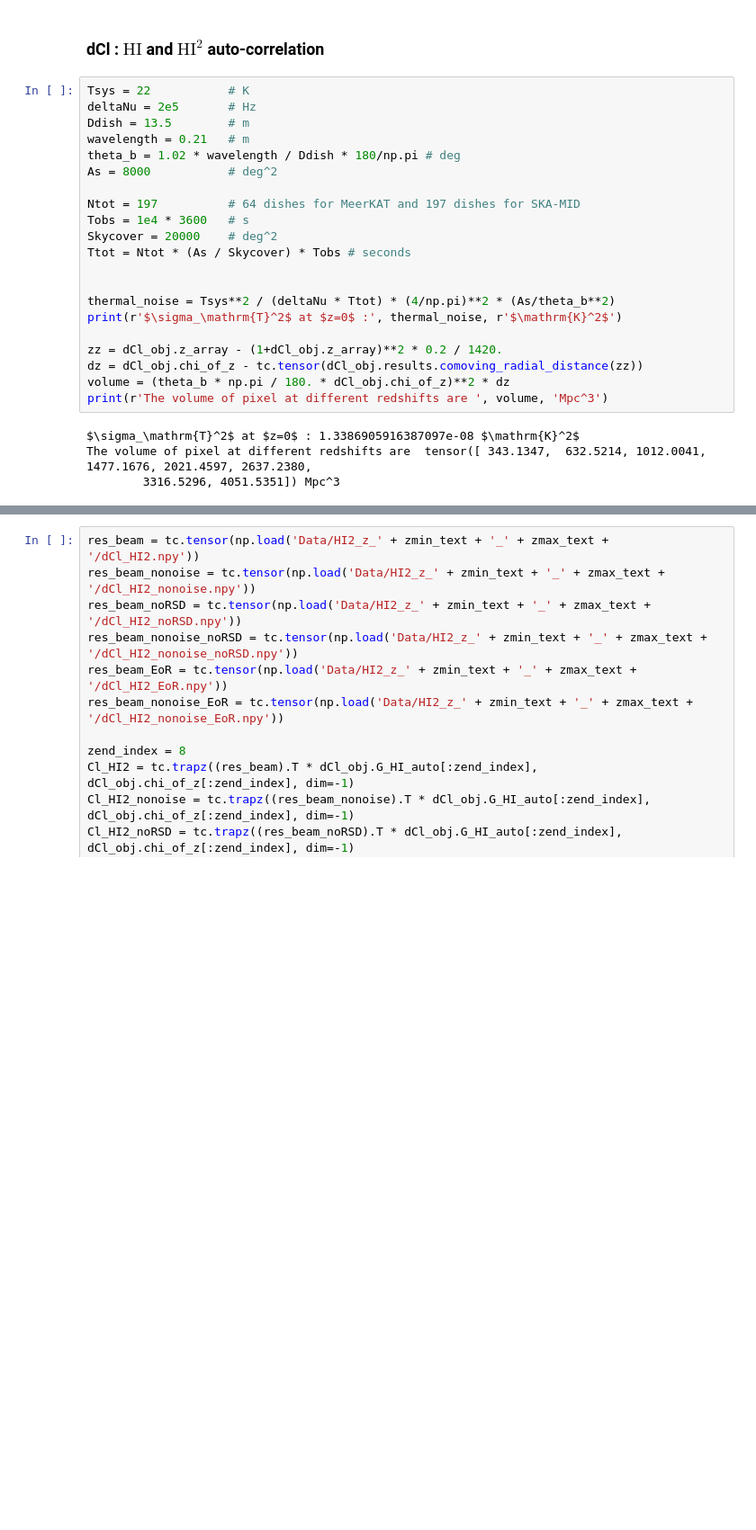
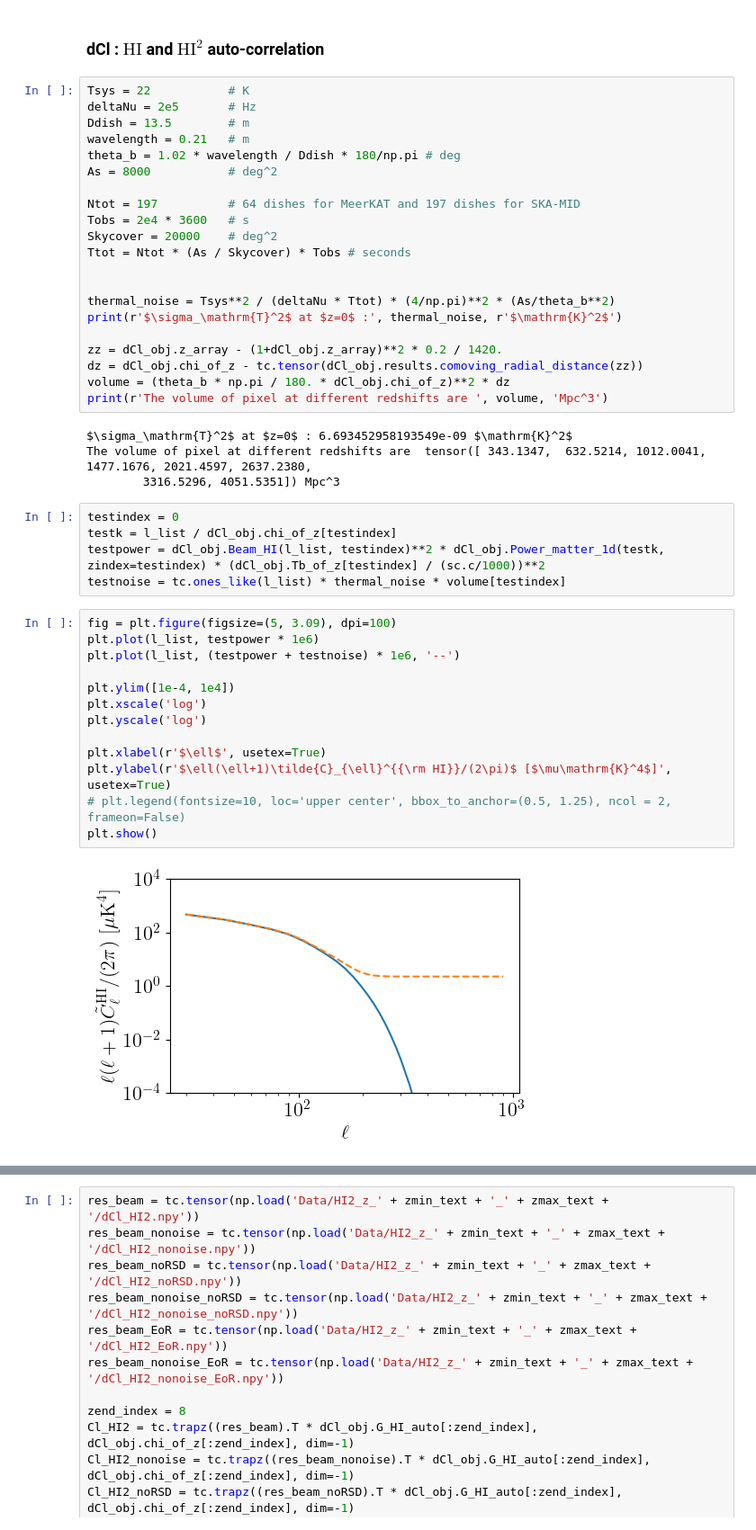
Before and after one commit to Einste11N/SquareField_CrossCorrelation, a Jupyter notebook: Evaluation.ipynb, the cells around one changed output, grey strips where cells are left out. Shown at 90% size. Drawn from its saved outputs; the diff is of its cells as text; blank space fills up the shorter version.

Commit message:
Modify Omega_HI and the noise model

```diff
--- a/Evaluation.ipynb
+++ b/Evaluation.ipynb
@@ -117,7 +117,7 @@ theta_b = 1.02 * wavelength / Ddish * 180/np.pi # deg
 As = 8000           # deg^2
 
 Ntot = 197          # 64 dishes for MeerKAT and 197 dishes for SKA-MID
-Tobs = 1e4 * 3600   # s
+Tobs = 2e4 * 3600   # s
 Skycover = 20000    # deg^2
 Ttot = Ntot * (As / Skycover) * Tobs # seconds
 
@@ -130,9 +130,29 @@ dz = dCl_obj.chi_of_z - tc.tensor(dCl_obj.results.comoving_radial_distance(zz))
 volume = (theta_b * np.pi / 180. * dCl_obj.chi_of_z)**2 * dz
 print(r'The volume of pixel at different redshifts are ', volume, 'Mpc^3')
 # %% [output]
-$\sigma_\mathrm{T}^2$ at $z=0$ : 1.3386905916387097e-08 $\mathrm{K}^2$
+$\sigma_\mathrm{T}^2$ at $z=0$ : 6.693452958193549e-09 $\mathrm{K}^2$
 The volume of pixel at different redshifts are  tensor([ 343.1347,  632.5214, 1012.0041, 1477.1676, 2021.4597, 2637.2380,
         3316.5296, 4051.5351]) Mpc^3
+# %%
+testindex = 0
+testk = l_list / dCl_obj.chi_of_z[testindex]
+testpower = dCl_obj.Beam_HI(l_list, testindex)**2 * dCl_obj.Power_matter_1d(testk, zindex=testindex) * (dCl_obj.Tb_of_z[testindex] / (sc.c/1000))**2
+testnoise = tc.ones_like(l_list) * thermal_noise * volume[testindex]
+# %%
+fig = plt.figure(figsize=(5, 3.09), dpi=100)
+plt.plot(l_list, testpower * 1e6)
+plt.plot(l_list, (testpower + testnoise) * 1e6, '--')
+
+plt.ylim([1e-4, 1e4])
+plt.xscale('log')
+plt.yscale('log')
+
+plt.xlabel(r'$\ell$', usetex=True)
+plt.ylabel(r'$\ell(\ell+1)\tilde{C}_{\ell}^{{\rm HI}}/(2\pi)$ [$\mu\mathrm{K}^4$]', usetex=True)
+# plt.legend(fontsize=10, loc='upper center', bbox_to_anchor=(0.5, 1.25), ncol = 2, frameon=False)
+plt.show()
+# %% [output]
+[figure, added]
 # %%
 res_beam = tc.empty([Nz, len(l_list)])
 res_beam_nonoise = tc.empty([Nz, len(l_list)])
```
Also changed, not shown: parts of 7 cells of this notebook, 7 other files.
